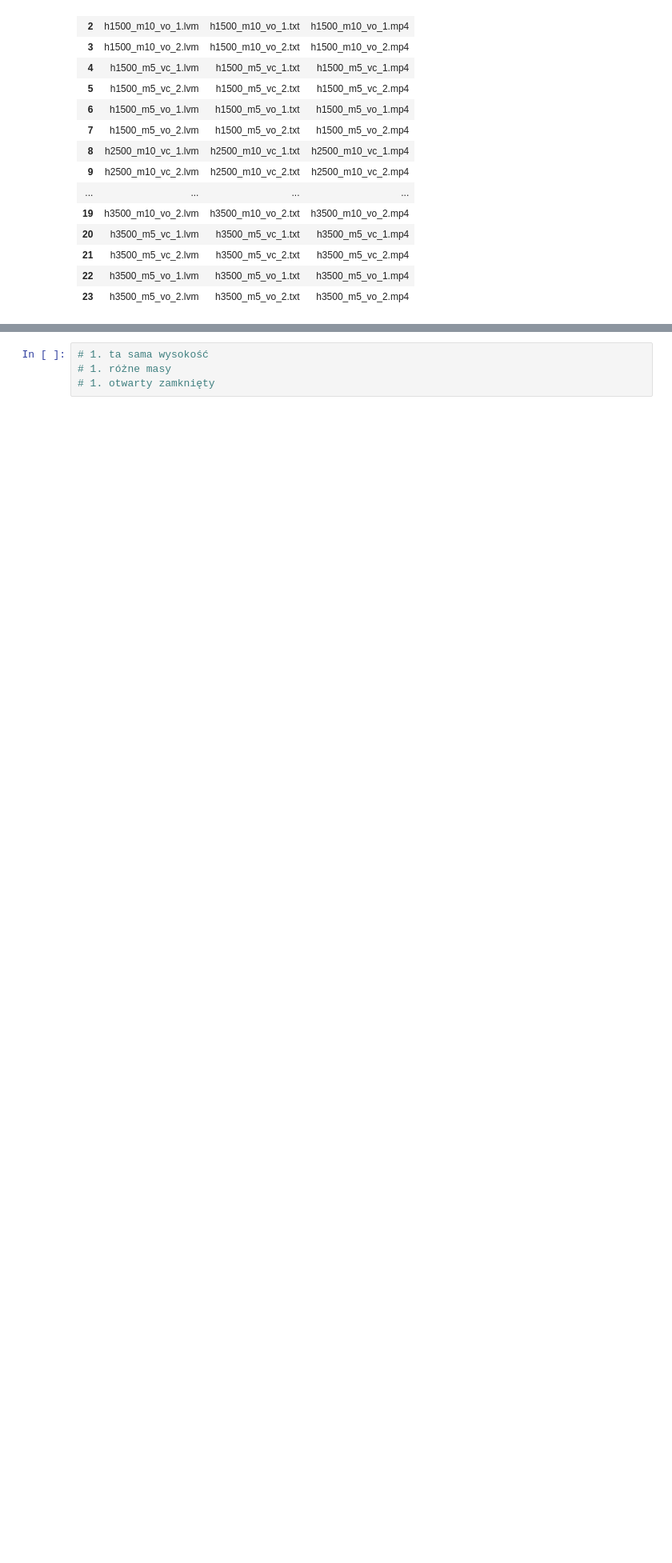
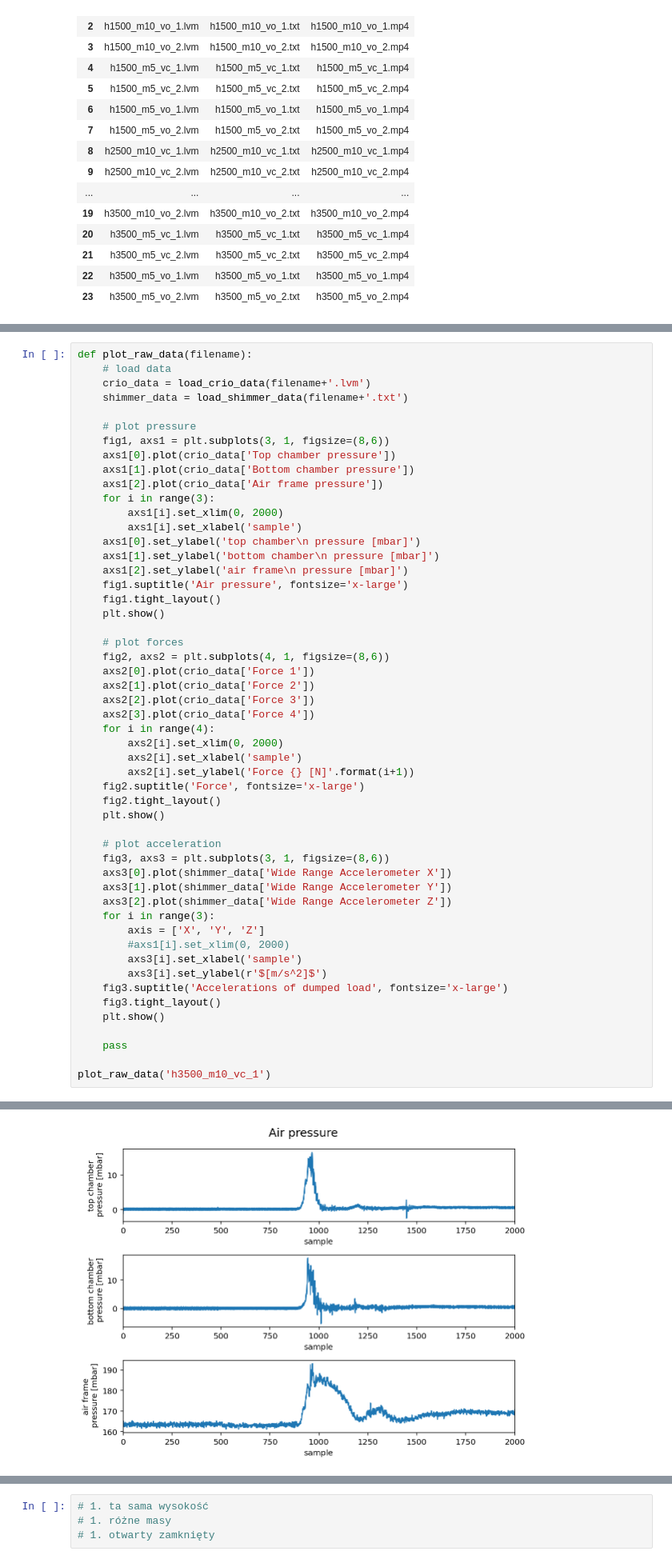
Before and after one commit to Diodak92/Adaptive-Air-Cushion, a Jupyter notebook: experimental_results_for_adaptive_air_caution.ipynb, the cells around one changed output, grey strips where cells are left out. Shown at 80% size. Saved outputs shown, nothing was run; the diff lists cells and outputs as text; blank space fills up the shorter version.

```diff
--- a/experimental_results_for_adaptive_air_caution.ipynb
+++ b/experimental_results_for_adaptive_air_caution.ipynb
@@ -91,0 +97,53 @@ sample_shimmer_data.head()
+# %%
+def plot_raw_data(filename):
+    # load data
+    crio_data = load_crio_data(filename+'.lvm')
+    shimmer_data = load_shimmer_data(filename+'.txt')
+
+    # plot pressure
+    fig1, axs1 = plt.subplots(3, 1, figsize=(8,6))
+    axs1[0].plot(crio_data['Top chamber pressure'])
+    axs1[1].plot(crio_data['Bottom chamber pressure'])
+    axs1[2].plot(crio_data['Air frame pressure'])
+    for i in range(3):
+        axs1[i].set_xlim(0, 2000)
+        axs1[i].set_xlabel('sample')
+    axs1[0].set_ylabel('top chamber\n pressure [mbar]')
+    axs1[1].set_ylabel('bottom chamber\n pressure [mbar]')
+    axs1[2].set_ylabel('air frame\n pressure [mbar]')
+    fig1.suptitle('Air pressure', fontsize='x-large')
+    fig1.tight_layout()
+    plt.show()
+
+    # plot forces
+    fig2, axs2 = plt.subplots(4, 1, figsize=(8,6))
+    axs2[0].plot(crio_data['Force 1'])
+    axs2[1].plot(crio_data['Force 2'])
+    axs2[2].plot(crio_data['Force 3'])
+    axs2[3].plot(crio_data['Force 4'])
+    for i in range(4):
+        axs2[i].set_xlim(0, 2000)
+        axs2[i].set_xlabel('sample')
+        axs2[i].set_ylabel('Force {} [N]'.format(i+1))
+    fig2.suptitle('Force', fontsize='x-large')
+    fig2.tight_layout()
+    plt.show()
+
+    # plot acceleration
+    fig3, axs3 = plt.subplots(3, 1, figsize=(8,6))
+    axs3[0].plot(shimmer_data['Wide Range Accelerometer X'])
+    axs3[1].plot(shimmer_data['Wide Range Accelerometer Y'])
+    axs3[2].plot(shimmer_data['Wide Range Accelerometer Z'])
+    for i in range(3):
+        axis = ['X', 'Y', 'Z']
+        #axs1[i].set_xlim(0, 2000)
+        axs3[i].set_xlabel('sample')
+        axs3[i].set_ylabel(r'$[m/s^2]$')
+    fig3.suptitle('Accelerations of dumped load', fontsize='x-large')
+    fig3.tight_layout()
+    plt.show()
+
+    pass
+
+plot_raw_data('h3500_m10_vc_1')
+# %% [output]
@@ -91,0 +151 @@ sample_shimmer_data.head()
+[figure, added]
```
Also changed, not shown: parts of 7 cells of this notebook.
